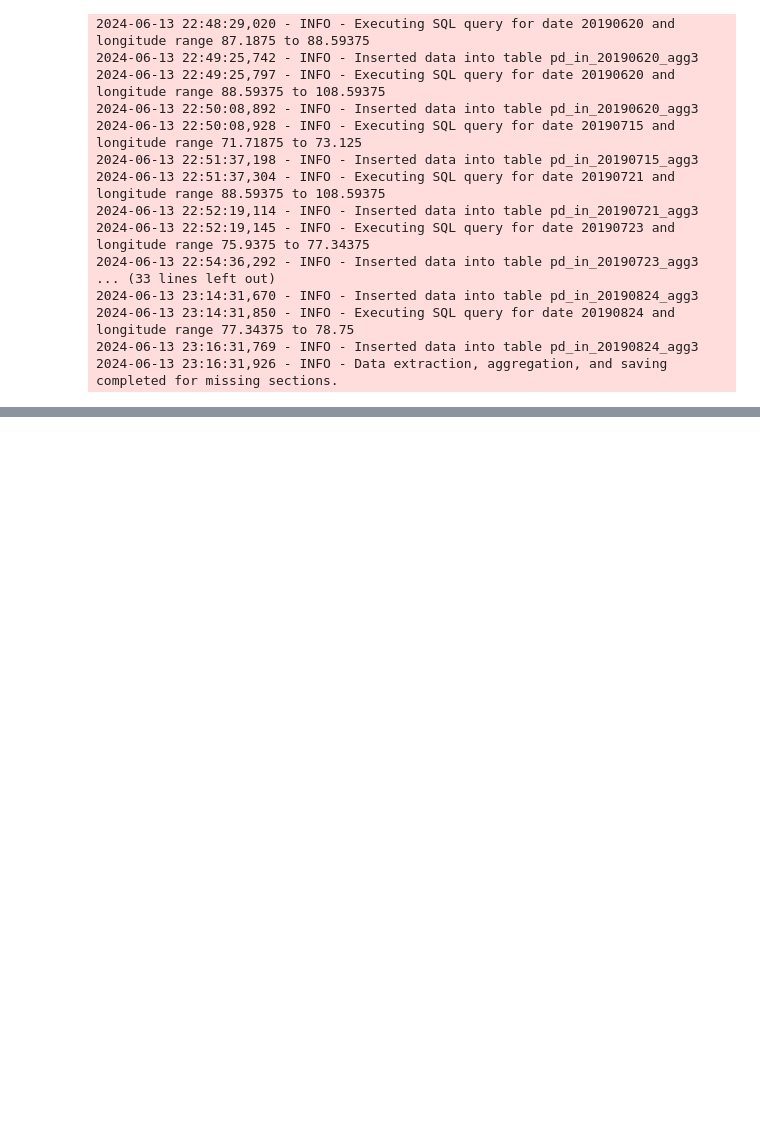
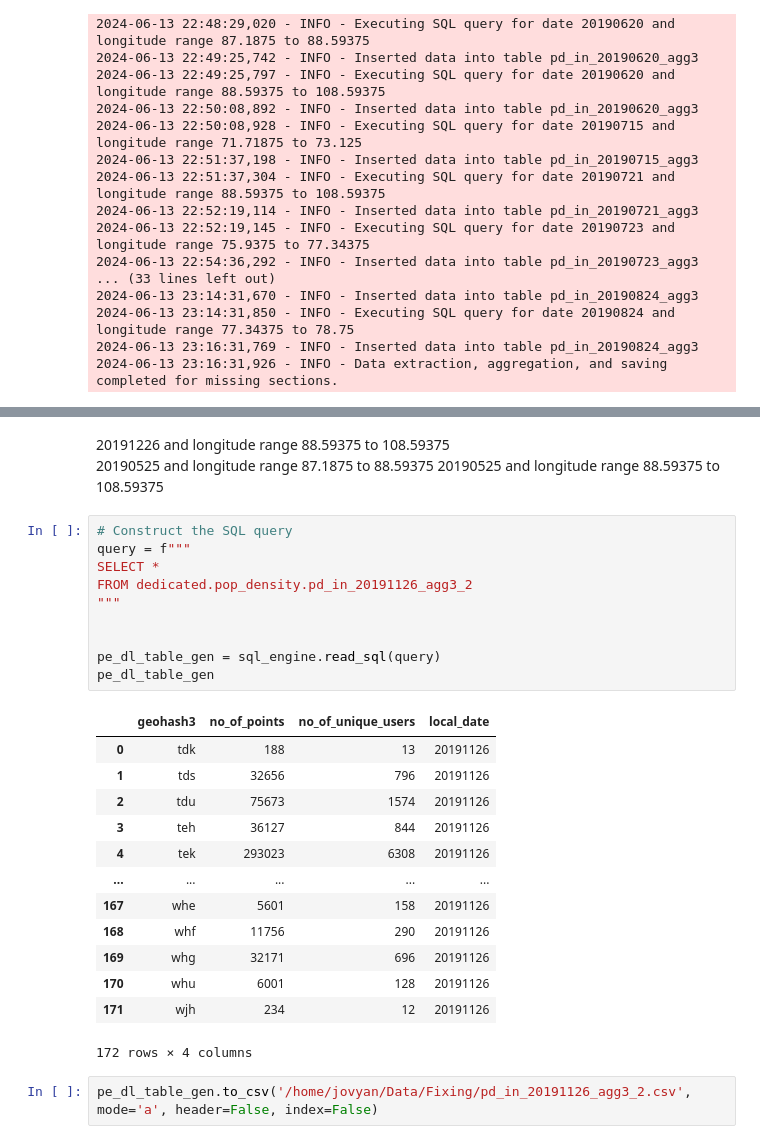
Before and after one commit to dime-worldbank/netmob24-data-challenge, a Jupyter notebook: Code/2019_Daily/pd3/pd3_in_from_dl.ipynb, the cells around one changed output, grey strips where cells are left out. Cells and saved outputs as stored; diff of their text form; blank space fills up the shorter version.

```diff
--- a/Code/2019_Daily/pd3/pd3_in_from_dl.ipynb
+++ b/Code/2019_Daily/pd3/pd3_in_from_dl.ipynb
@@ -355,0 +583,30 @@ logging.info("Data extraction, aggregation, and saving completed for missing sec
+# %% [markdown]
+20191226 and longitude range 88.59375 to 108.59375
+20190525 and longitude range 87.1875 to 88.59375
+20190525 and longitude range 88.59375 to 108.59375
+# %%
+# Construct the SQL query
+query = f"""
+SELECT *
+FROM dedicated.pop_density.pd_in_20191126_agg3_2
+"""
+
+
+pe_dl_table_gen = sql_engine.read_sql(query)
+pe_dl_table_gen
+# %% [output]
+|  | geohash3 | no_of_points | no_of_unique_users | local_date |
+| 0 | tdk | 188 | 13 | 20191126 |
+| 1 | tds | 32656 | 796 | 20191126 |
+| 2 | tdu | 75673 | 1574 | 20191126 |
+| 3 | teh | 36127 | 844 | 20191126 |
+| 4 | tek | 293023 | 6308 | 20191126 |
+| ... | ... | ... | ... | ... |
+| 167 | whe | 5601 | 158 | 20191126 |
+| 168 | whf | 11756 | 290 | 20191126 |
+| 169 | whg | 32171 | 696 | 20191126 |
+| 170 | whu | 6001 | 128 | 20191126 |
+| 171 | wjh | 234 | 12 | 20191126 |
+172 rows × 4 columns
+# %%
+pe_dl_table_gen.to_csv('/home/jovyan/Data/Fixing/pd_in_20191126_agg3_2.csv', mode='a', header=False, index=False)
```
Also changed, not shown: parts of 5 cells of this notebook, 16 other files.
